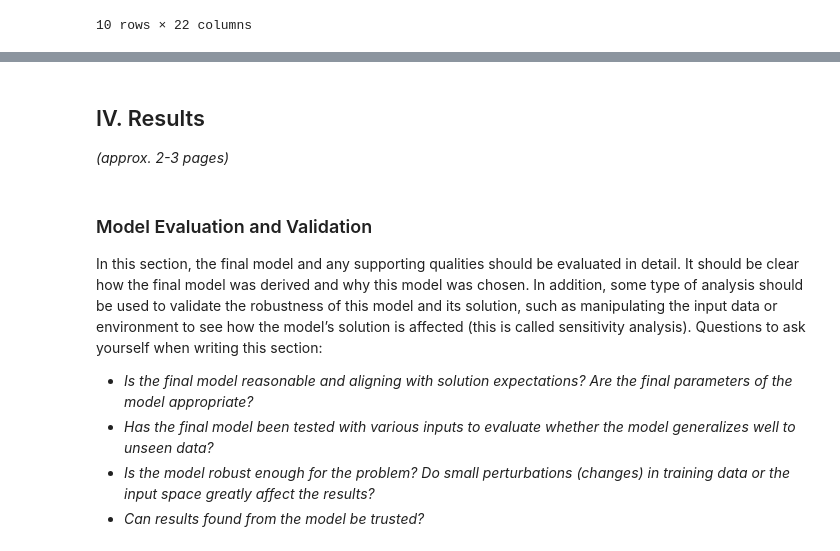
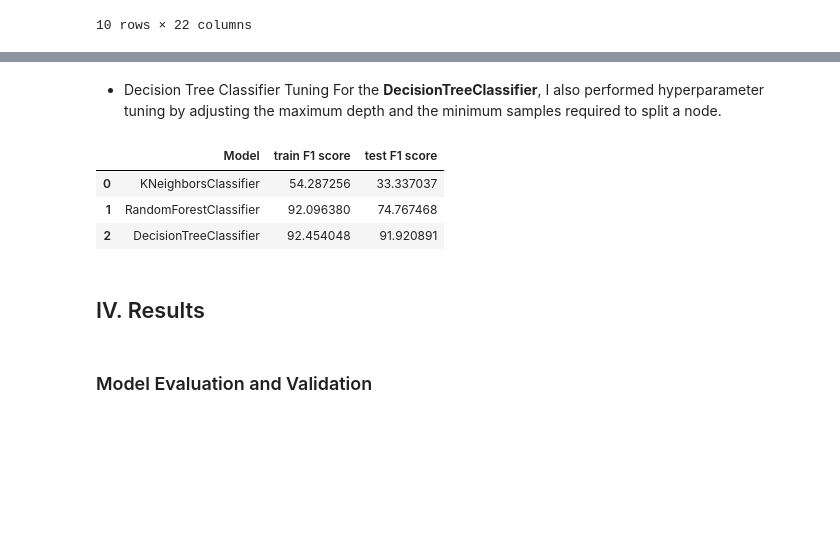
Before and after one commit to Ermess94/capstone-project-udacity, a Jupyter notebook: project_report.ipynb, the cells around one changed output, grey strips where cells are left out. Cells and saved outputs as stored; diff of their text form; code cells hidden in the pictures; blank space fills up the shorter version.

```diff
--- a/project_report.ipynb
+++ b/project_report.ipynb
@@ -923,0 +921,2 @@ In this section, you will need to discuss the process of improvement you made up
+# %%
+dataframe = dataframe.drop('event', axis=1)
@@ -923,0 +999,23 @@ In this section, you will need to discuss the process of improvement you made up
+# %%
+from sklearn.model_selection import RandomizedSearchCV
+
+random_forest_model = RandomForestClassifier(random_state=10)
+
+param_dist = {
+    'n_estimators': [50, 100, 200],
+    'max_depth': [None, 10, 20, 30]
+}
+
+random_search_rf = RandomizedSearchCV(estimator=random_forest_model,
+                                       param_distributions=param_dist,
+                                       n_iter=10,
+                                       scoring='f1_macro',
+                                       cv=3,
+                                       n_jobs=-1,
+                                       random_state=10)
+
+random_search_rf.fit(X_train, y_train)
+
+best_rf_model = random_search_rf.best_estimator_
+
+b_train_f1, b_test_f1, b_model = evaluate_model_performance(best_rf_model, X_train, X_test, y_train, y_test)
@@ -924,10 +1040,32 @@ In this section, you will need to discuss the process of improvement you made up
+# %% [markdown]
+
+- Decision Tree Classifier Tuning
+For the **DecisionTreeClassifier**, I also performed hyperparameter tuning by adjusting the maximum depth and the minimum samples required to split a node.
+# %%
+from sklearn.model_selection import GridSearchCV
+
+
+decision_tree_model = DecisionTreeClassifier(random_state=10)
+
+param_grid_dt = {
+    'max_depth': [None, 5, 10, 15],
+    'min_samples_split': [2, 5, 10]
+}
+
+grid_search_dt = GridSearchCV(estimator=decision_tree_model, param_grid=param_grid_dt, scoring='f1_macro', cv=5)
+grid_search_dt.fit(X_train, y_train)
+best_dt_model = grid_search_dt.best_estimator_
+c_train_f1, c_test_f1, c_model = evaluate_model_performance(best_dt_model, X_train, X_test, y_train, y_test)
+# %%
+models = {'Model': [a_model, b_model, c_model], 'train F1 score ':[a_train_f1, b_train_f1, c_train_f1], 'test F1 score': [a_test_f1 , b_test_f1, c_test_f1] }
+results = pd.DataFrame(models)
+results
+# %% [output]
+|  | Model | train F1 score | test F1 score |
+| 0 | KNeighborsClassifier | 54.287256 | 33.337037 |
+| 1 | RandomForestClassifier | 92.096380 | 74.767468 |
+| 2 | DecisionTreeClassifier | 92.454048 | 91.920891 |
 # %% [markdown]
 ## IV. Results
-_(approx. 2-3 pages)_
 # %% [markdown]
 ### Model Evaluation and Validation
-In this section, the final model and any supporting qualities should be evaluated in detail. It should be clear how the final model was derived and why this model was chosen. In addition, some type of analysis should be used to validate the robustness of this model and its solution, such as manipulating the input data or environment to see how the model’s solution is affected (this is called sensitivity analysis). Questions to ask yourself when writing this section:
-- _Is the final model reasonable and aligning with solution expectations? Are the final parameters of the model appropriate?_
-- _Has the final model been tested with various inputs to evaluate whether the model generalizes well to unseen data?_
-- _Is the model robust enough for the problem? Do small perturbations (changes) in training data or the input space greatly affect the results?_
-- _Can results found from the model be trusted?_
```
Also changed, not shown: parts of 21 cells of this notebook.
